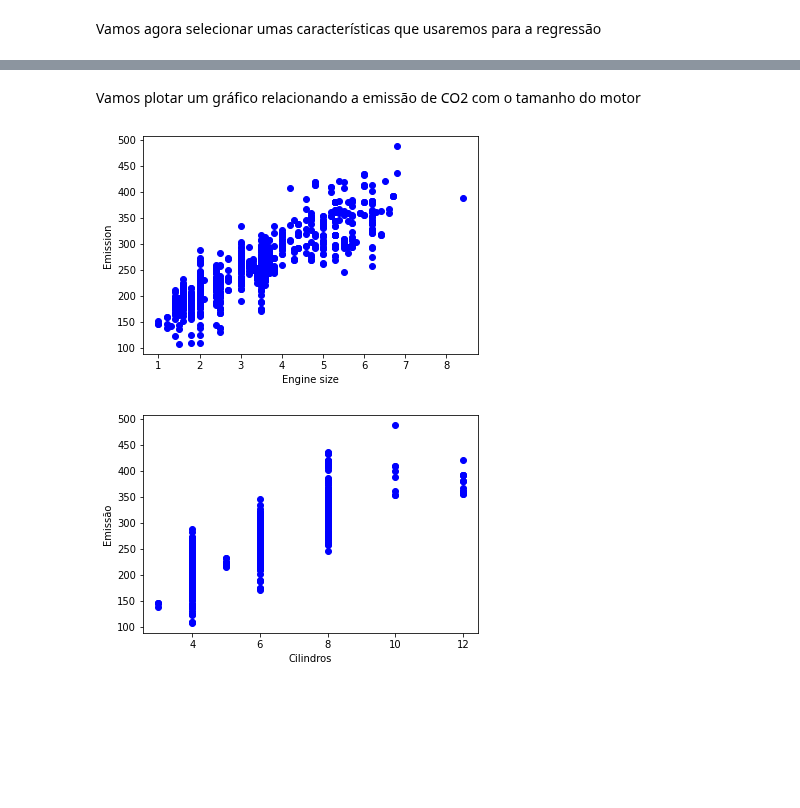
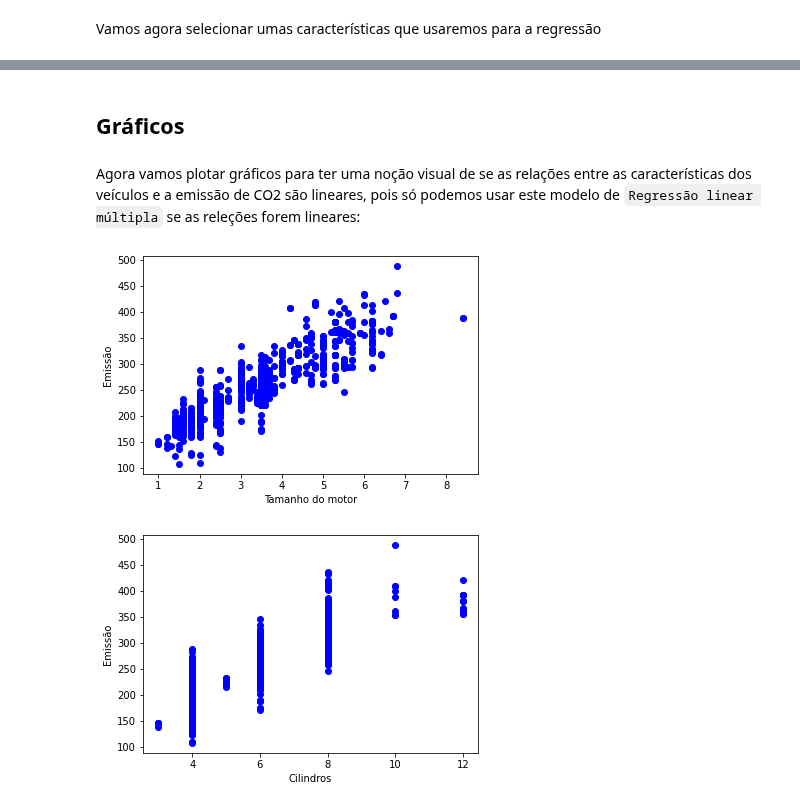
Before and after one commit to kauebr/Machine-Learning-Projects-IBM, a Jupyter notebook: Regressao linear multipla/Emissoes_co2.ipynb, the cells around one changed output, grey strips where cells are left out. Drawn from its saved outputs; the diff is of its cells as text; code cells hidden in the pictures; blank space fills up the shorter version.

```diff
--- a/Regressao linear multipla/Emissoes_co2.ipynb
+++ b/Regressao linear multipla/Emissoes_co2.ipynb
@@ -82,15 +83,17 @@ cdf.head(9)
 | 6 | 3.5 | 6 | 11.8 | 8.1 | 10.1 | 232 |
 | 7 | 3.7 | 6 | 12.8 | 9.0 | 11.1 | 255 |
 | 8 | 3.7 | 6 | 13.4 | 9.5 | 11.6 | 267 |
-# %% [markdown]
-Vamos plotar um gráfico relacionando a emissão de CO2 com o tamanho do motor
+# %% [markdown]
+## <h2 id="Graf">Gráficos</h2>
+# %% [markdown]
+Agora vamos plotar gráficos para ter uma noção visual de se as relações entre as características dos veículos e a emissão de CO2 são lineares, pois só podemos usar este modelo de `Regressão linear múltipla` se as releções forem lineares:
 # %%
 plt.scatter(train.ENGINESIZE, train.CO2EMISSIONS,  color='blue')
-plt.xlabel("Engine size")
-plt.ylabel("Emission")
+plt.xlabel("Tamanho do motor")
+plt.ylabel("Emissão")
 plt.show()
 # %% [output]
-[figure, old version]
+[figure, new version]
 # %%
 plt.scatter(train.CYLINDERS, train.CO2EMISSIONS,  color='blue')
 plt.xlabel("Cilindros")
```
Also changed, not shown: parts of 8 cells of this notebook.
